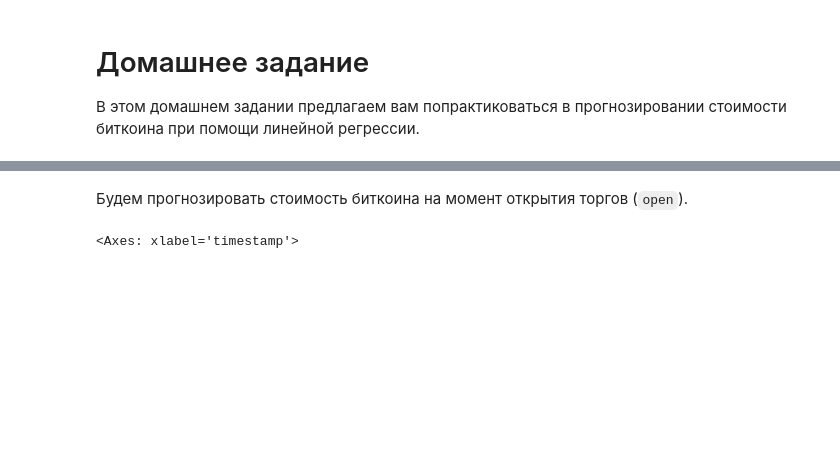
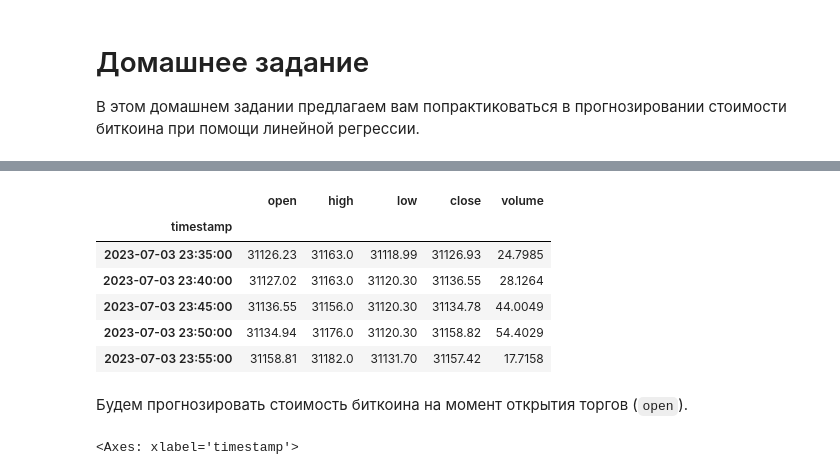
Before and after one commit to Dmitrysw/ML, a Jupyter notebook: lizard/Копия_блокнота__TimeSeries_bootcamp_HT1_ipynb_.ipynb, the cells around one changed output, grey strips where cells are left out. Saved outputs shown, nothing was run; the diff lists cells and outputs as text; code cells hidden in the pictures; blank space fills up the shorter version.

```diff
--- a/lizard/Копия_блокнота__TimeSeries_bootcamp_HT1_ipynb_.ipynb
+++ b/lizard/Копия_блокнота__TimeSeries_bootcamp_HT1_ipynb_.ipynb
@@ -17,3 +30,13 @@ ModuleNotFoundError: No module named 'matplotlib'
+# %%
+data.tail()
+# %% [output]
+|  | open | high | low | close | volume |
+| timestamp |  |  |  |  |  |
+| 2023-07-03 23:35:00 | 31126.23 | 31163.0 | 31118.99 | 31126.93 | 24.7985 |
+| 2023-07-03 23:40:00 | 31127.02 | 31163.0 | 31120.30 | 31136.55 | 28.1264 |
+| 2023-07-03 23:45:00 | 31136.55 | 31156.0 | 31120.30 | 31134.78 | 44.0049 |
+| 2023-07-03 23:50:00 | 31134.94 | 31176.0 | 31120.30 | 31158.82 | 54.4029 |
+| 2023-07-03 23:55:00 | 31158.81 | 31182.0 | 31131.70 | 31157.42 | 17.7158 |
 # %% [markdown]
 Будем прогнозировать стоимость биткоина на момент открытия торгов (`open`).
 # %%
```
Also changed, not shown: parts of 10 cells of this notebook.
